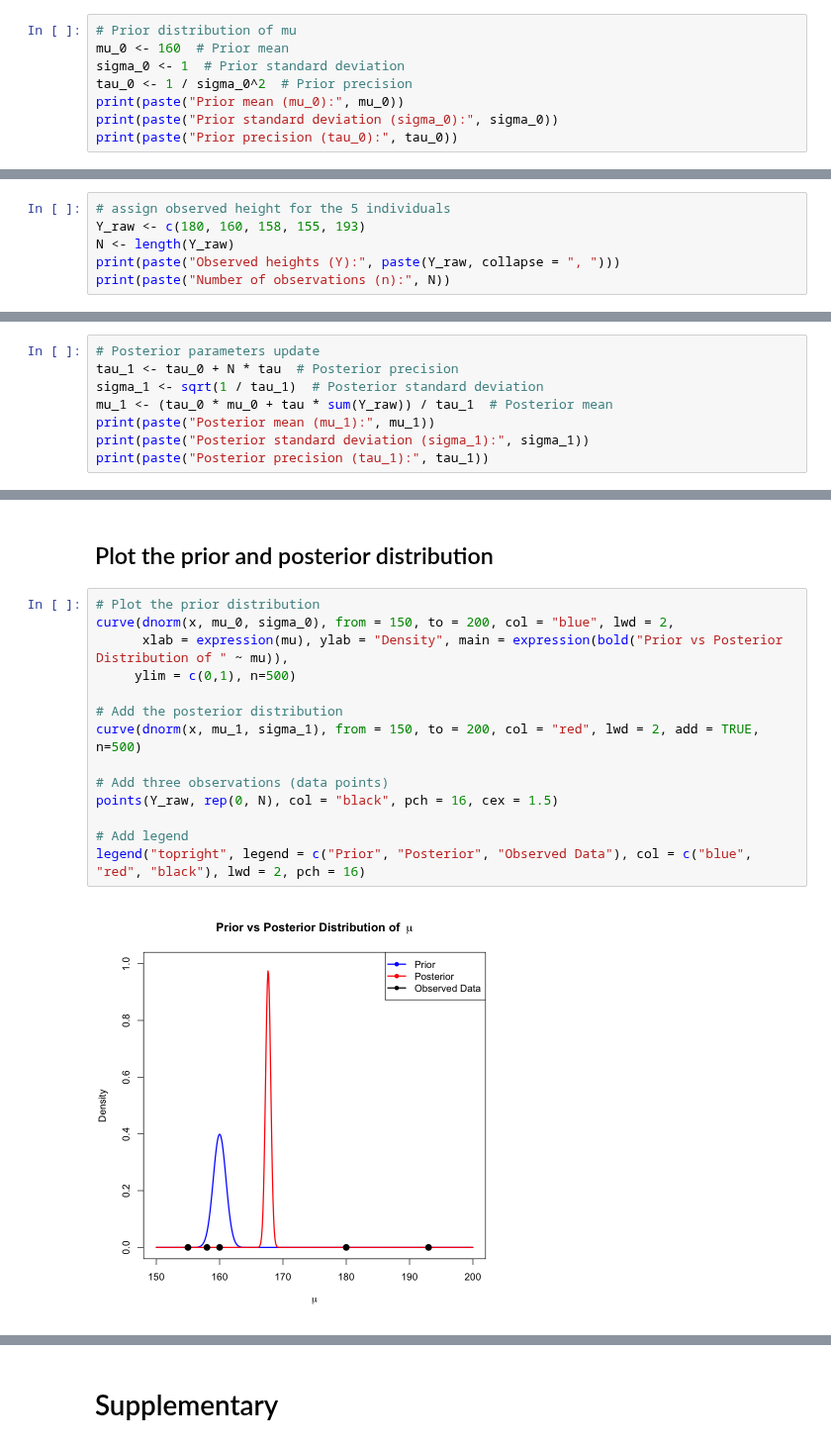
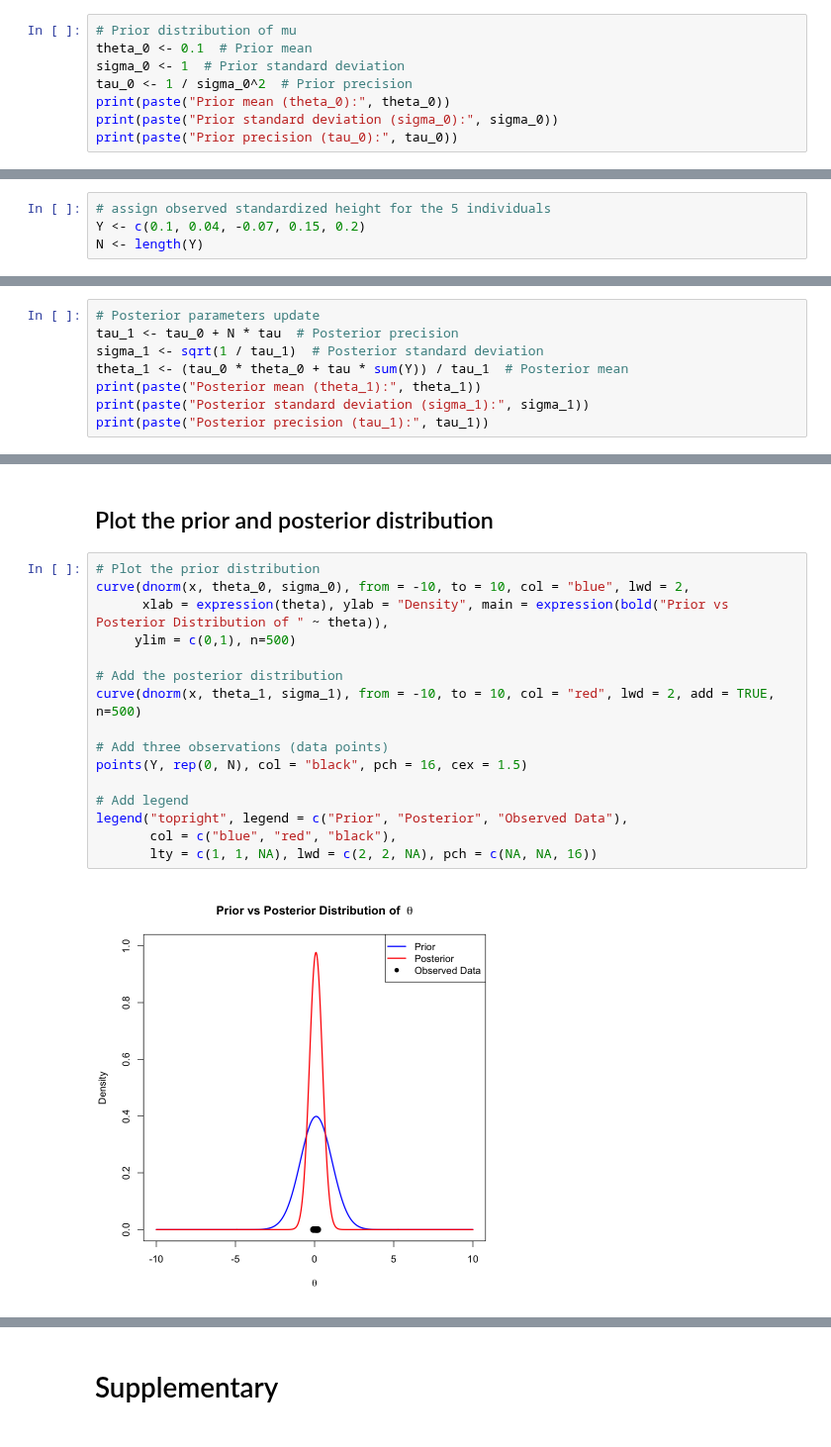
Before and after one commit to StatFunGen/statgen-prerequisites, a Jupyter notebook: Bayesian_normal_mean_model.ipynb, the cells around one changed output, grey strips where cells are left out. Shown at 99% size. Saved outputs shown, nothing was run; the diff lists cells and outputs as text.

```diff
--- a/Bayesian_normal_mean_model.ipynb
+++ b/Bayesian_normal_mean_model.ipynb
@@ -162,9 +160,9 @@ where:
 # %%
 # Prior distribution of mu
-mu_0 <- 160  # Prior mean
+theta_0 <- 0.1  # Prior mean
 sigma_0 <- 1  # Prior standard deviation
 tau_0 <- 1 / sigma_0^2  # Prior precision
-print(paste("Prior mean (mu_0):", mu_0))
+print(paste("Prior mean (theta_0):", theta_0))
 print(paste("Prior standard deviation (sigma_0):", sigma_0))
 print(paste("Prior precision (tau_0):", tau_0))
 # %% [output]
@@ -182,6 +182,4 @@ $$
 # %%
-# assign observed height for the 5 individuals
-Y_raw <- c(180, 160, 158, 155, 193)
-N <- length(Y_raw)
-print(paste("Observed heights (Y):", paste(Y_raw, collapse = ", ")))
-print(paste("Number of observations (n):", N))
+# assign observed standardized height for the 5 individuals
+Y <- c(0.1, 0.04, -0.07, 0.15, 0.2)
+N <- length(Y)
@@ -218,8 +213,8 @@ where:
 # Posterior parameters update
 tau_1 <- tau_0 + N * tau  # Posterior precision
 sigma_1 <- sqrt(1 / tau_1)  # Posterior standard deviation
-mu_1 <- (tau_0 * mu_0 + tau * sum(Y_raw)) / tau_1  # Posterior mean
-print(paste("Posterior mean (mu_1):", mu_1))
+theta_1 <- (tau_0 * theta_0 + tau * sum(Y)) / tau_1  # Posterior mean
+print(paste("Posterior mean (theta_1):", theta_1))
 print(paste("Posterior standard deviation (sigma_1):", sigma_1))
 print(paste("Posterior precision (tau_1):", tau_1))
 # %% [output]
@@ -230,17 +225,19 @@ print(paste("Posterior precision (tau_1):", tau_1))
 ## Plot the prior and posterior distribution
 # %%
 # Plot the prior distribution
-curve(dnorm(x, mu_0, sigma_0), from = 150, to = 200, col = "blue", lwd = 2,
-      xlab = expression(mu), ylab = "Density", main = expression(bold("Prior vs Posterior Distribution of " ~ mu)),
+curve(dnorm(x, theta_0, sigma_0), from = -10, to = 10, col = "blue", lwd = 2,
+      xlab = expression(theta), ylab = "Density", main = expression(bold("Prior vs Posterior Distribution of " ~ theta)),
      ylim = c(0,1), n=500)
 
 # Add the posterior distribution
-curve(dnorm(x, mu_1, sigma_1), from = 150, to = 200, col = "red", lwd = 2, add = TRUE, n=500)
+curve(dnorm(x, theta_1, sigma_1), from = -10, to = 10, col = "red", lwd = 2, add = TRUE, n=500)
 
 # Add three observations (data points)
-points(Y_raw, rep(0, N), col = "black", pch = 16, cex = 1.5)
+points(Y, rep(0, N), col = "black", pch = 16, cex = 1.5)
 
 # Add legend
-legend("topright", legend = c("Prior", "Posterior", "Observed Data"), col = c("blue", "red", "black"), lwd = 2, pch = 16)
+legend("topright", legend = c("Prior", "Posterior", "Observed Data"),
+       col = c("blue", "red", "black"),
+       lty = c(1, 1, NA), lwd = c(2, 2, NA), pch = c(NA, NA, 16))
 # %% [output]
-[figure, old version]
+[figure, new version]
```
Also changed, not shown: parts of 19 cells of this notebook, 37 other files.
